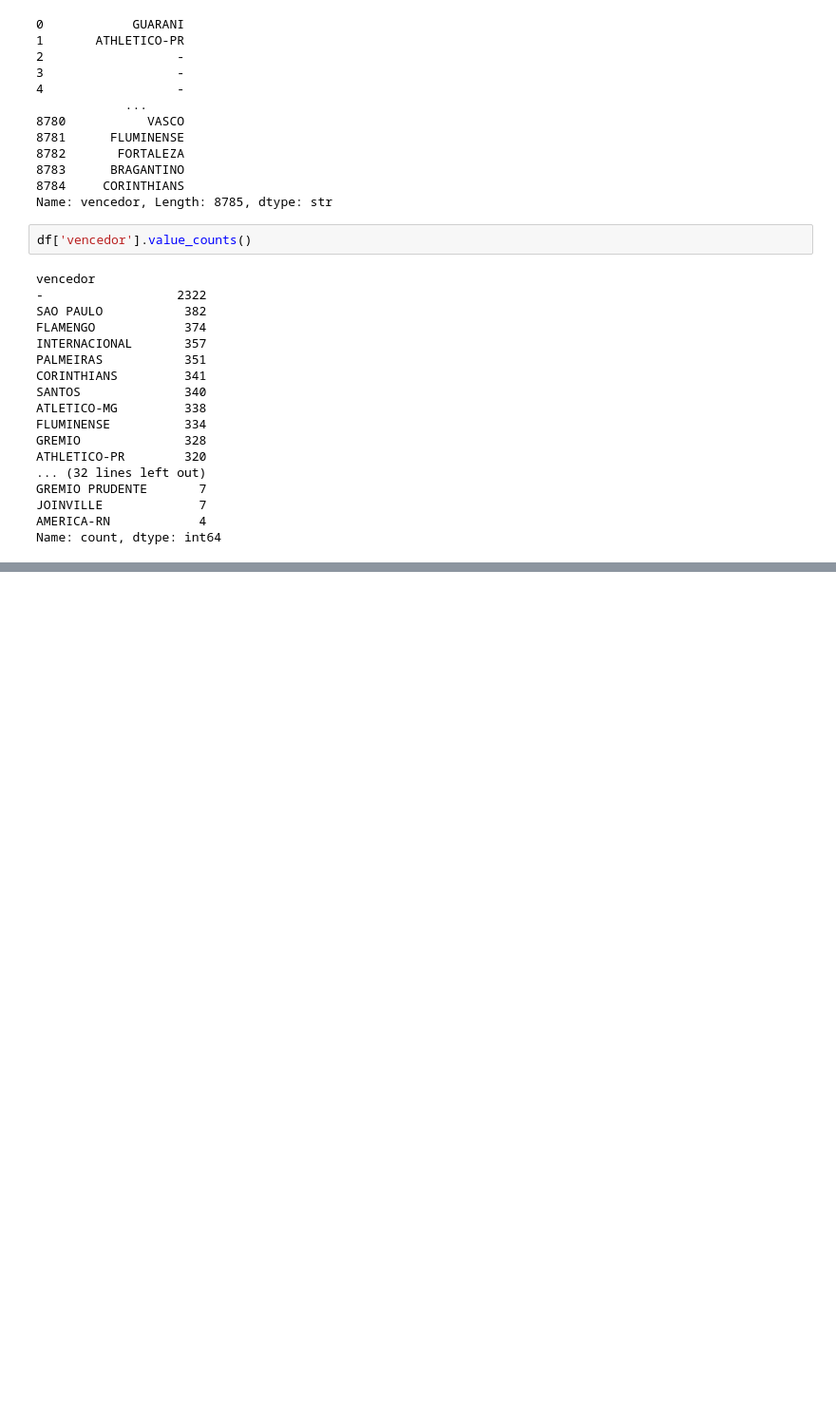
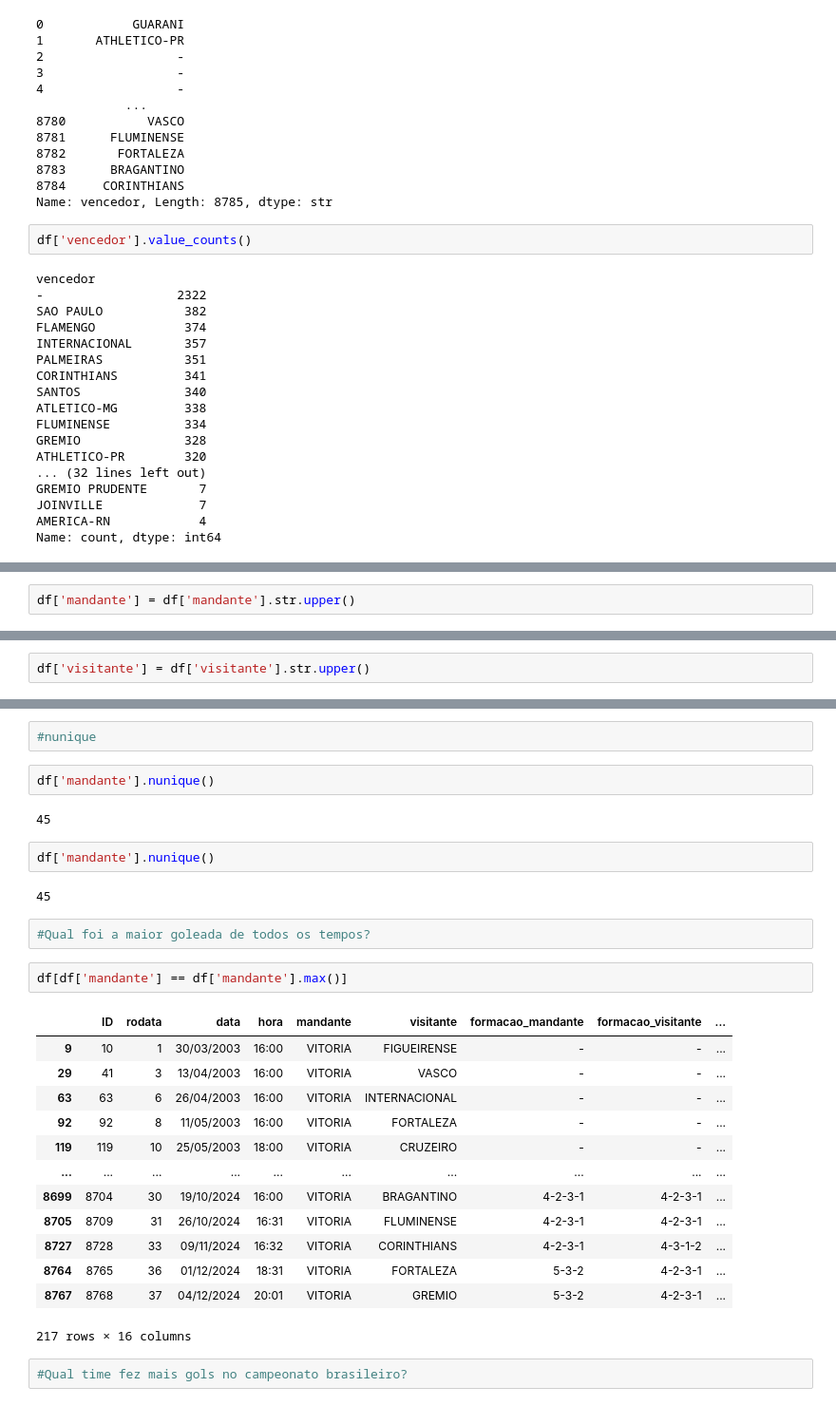
Before and after one commit to SaymonCFabiane/Dados, a Jupyter notebook: python/funcoes_pandas.ipynb, the cells around one changed output, grey strips where cells are left out. Shown at 95% size. Drawn from its saved outputs; the diff is of its cells as text; blank space fills up the shorter version.

```diff
--- a/python/funcoes_pandas.ipynb
+++ b/python/funcoes_pandas.ipynb
@@ -172,0 +318,2 @@ Name: count, dtype: int64
+# %%
+df['mandante'] = df['mandante'].str.upper()
@@ -172,0 +337,2 @@ Name: count, dtype: int64
+# %%
+df['visitante'] = df['visitante'].str.upper()
@@ -172,0 +356,30 @@ Name: count, dtype: int64
+# %%
+#nunique
+# %%
+df['mandante'].nunique()
+# %% [output]
+45
+# %%
+df['mandante'].nunique()
+# %% [output]
+45
+# %%
+#Qual foi a maior goleada de todos os tempos?
+# %%
+df[df['mandante'] == df['mandante'].max()]
+# %% [output]
+|  | ID | rodata | data | hora | mandante | visitante | formacao_mandante | formacao_visitante | ... |
+| 9 | 10 | 1 | 30/03/2003 | 16:00 | VITORIA | FIGUEIRENSE | - | - | ... |
+| 29 | 41 | 3 | 13/04/2003 | 16:00 | VITORIA | VASCO | - | - | ... |
+| 63 | 63 | 6 | 26/04/2003 | 16:00 | VITORIA | INTERNACIONAL | - | - | ... |
+| 92 | 92 | 8 | 11/05/2003 | 16:00 | VITORIA | FORTALEZA | - | - | ... |
+| 119 | 119 | 10 | 25/05/2003 | 18:00 | VITORIA | CRUZEIRO | - | - | ... |
+| ... | ... | ... | ... | ... | ... | ... | ... | ... | ... |
+| 8699 | 8704 | 30 | 19/10/2024 | 16:00 | VITORIA | BRAGANTINO | 4-2-3-1 | 4-2-3-1 | ... |
+| 8705 | 8709 | 31 | 26/10/2024 | 16:31 | VITORIA | FLUMINENSE | 4-2-3-1 | 4-2-3-1 | ... |
+| 8727 | 8728 | 33 | 09/11/2024 | 16:32 | VITORIA | CORINTHIANS | 4-2-3-1 | 4-3-1-2 | ... |
+| 8764 | 8765 | 36 | 01/12/2024 | 18:31 | VITORIA | FORTALEZA | 5-3-2 | 4-2-3-1 | ... |
+| 8767 | 8768 | 37 | 04/12/2024 | 20:01 | VITORIA | GREMIO | 5-3-2 | 4-2-3-1 | ... |
+217 rows × 16 columns
+# %%
+#Qual time fez mais gols no campeonato brasileiro?
```
Also changed, not shown: parts of 27 cells of this notebook.
